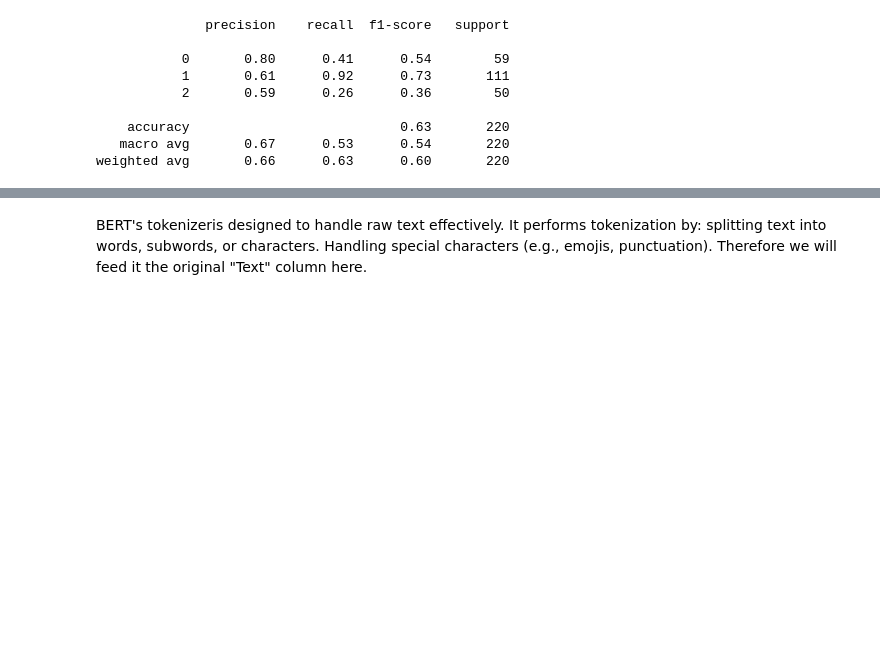
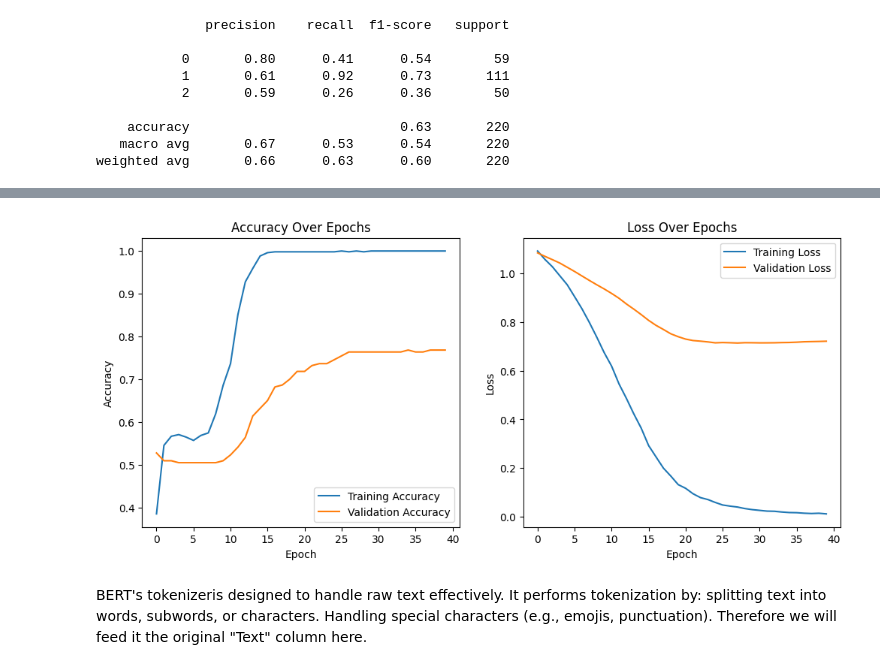
Before and after one commit to natoo77/SocialMediaSentiment, a Jupyter notebook: Social_media_sentiment_analysis.ipynb, the cells around one changed output, grey strips where cells are left out. Cells and saved outputs as stored; diff of their text form; code cells hidden in the pictures; blank space fills up the shorter version.

```diff
--- a/Social_media_sentiment_analysis.ipynb
+++ b/Social_media_sentiment_analysis.ipynb
@@ -623,0 +666,16 @@ weighted avg       0.66      0.63      0.60       220
+# %%
+# Example Data: Replace with your actual dataset
+# Suppose `X` is the feature matrix (e.g., tokenized text) and `y` is the label array
+# Here we use random data for demonstration purposes.
+num_samples = 1000
+num_features = X_train.shape[1]  # Number of features (e.g., from tokenized text)
+num_classes = 3    # Positive, Negative, Neutral
+
+# Convert labels to one-hot encoding
+# y = to_categorical(y, num_classes=num_classes)
+
+# Split into train and validation sets
+# X_train, X_val, y_train, y_val = train_test_split(X, y, test_size=0.2, random_state=42)
+# Assuming y_train and y_test are class indices (e.g., 0, 1, 2)
+# y_train_onehot = to_categorical(y_train, num_classes=3)  # Replace 3 with the actual number of classes
+# y_test_onehot = to_categorical(y_test, num_classes=3)
@@ -624 +739,28 @@ weighted avg       0.66      0.63      0.60       220
+# %%
+
+# Optionally: Visualize the training and validation metrics
+import matplotlib.pyplot as plt
+
+# Plot accuracy
+plt.figure(figsize=(12, 5))
+plt.subplot(1, 2, 1)
+plt.plot(train_acc, label='Training Accuracy')
+plt.plot(val_acc, label='Validation Accuracy')
+plt.title('Accuracy Over Epochs')
+plt.xlabel('Epoch')
+plt.ylabel('Accuracy')
+plt.legend()
+
+# Plot loss
+plt.subplot(1, 2, 2)
+plt.plot(train_losses, label='Training Loss')
+plt.plot(val_losses, label='Validation Loss')
+plt.title('Loss Over Epochs')
+plt.xlabel('Epoch')
+plt.ylabel('Loss')
+plt.legend()
+
+plt.show()
+# %% [output]
+[figure, added]
 # %%
```
Also changed, not shown: parts of 8 cells of this notebook.
